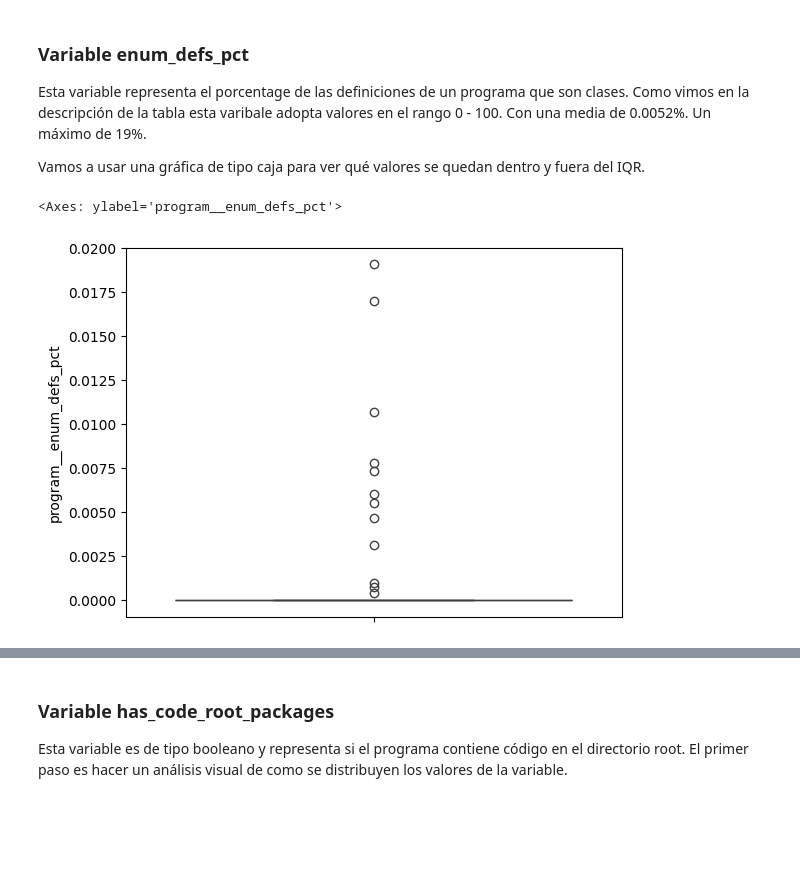
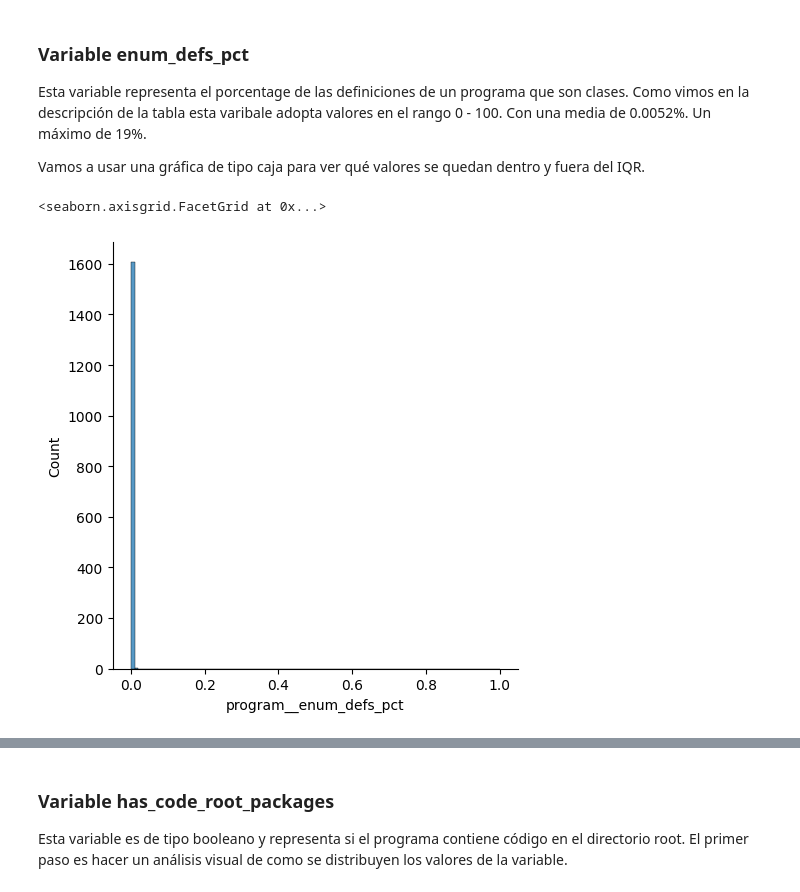
Before and after one commit to UO284262/PythonSourceCodeAnalysis, a Jupyter notebook: notebooks/01_programs.ipynb, the cells around one changed output, grey strips where cells are left out. Saved outputs shown, nothing was run; the diff lists cells and outputs as text; code cells hidden in the pictures; blank space fills up the shorter version.

```diff
--- a/notebooks/01_programs.ipynb
+++ b/notebooks/01_programs.ipynb
@@ -544,10 +573,10 @@ Esta variable representa el porcentage de las definiciones de un programa que so
 
 Vamos a usar una gráfica de tipo caja para ver qué valores se quedan dentro y fuera del IQR.
 # %%
-sns.boxplot(X['program__enum_defs_pct'])
+sns.displot(X['program__enum_defs_pct'], bins=[i / 100 for i in range(0, 101)])
 # %% [output]
-<Axes: ylabel='program__enum_defs_pct'>
+<seaborn.axisgrid.FacetGrid at 0x...>
-[figure, old version]
+[figure, new version]
 # %%
 print_outliers_for_df_column(X, 'program__enum_defs_pct')
 # %% [output]
```
Also changed, not shown: parts of 37 cells of this notebook.
